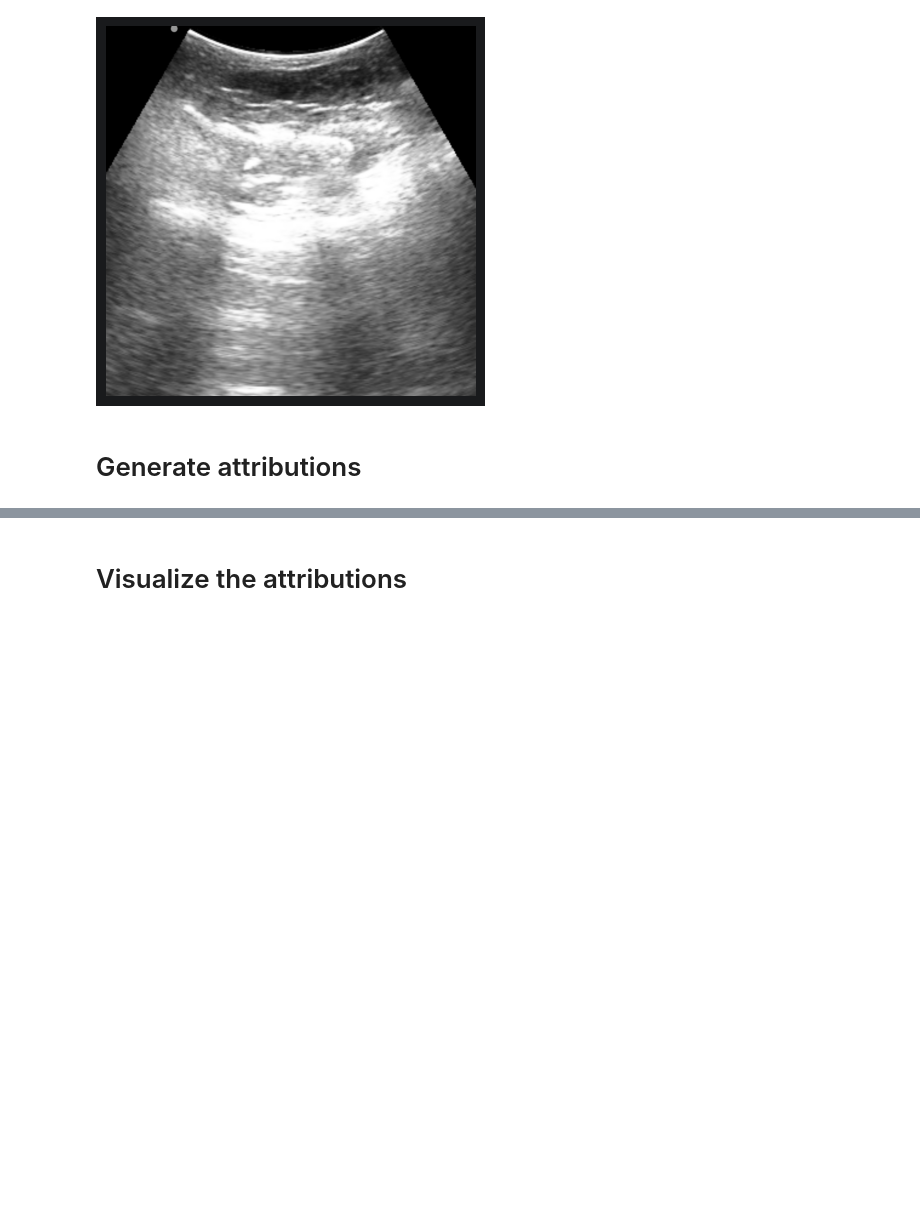
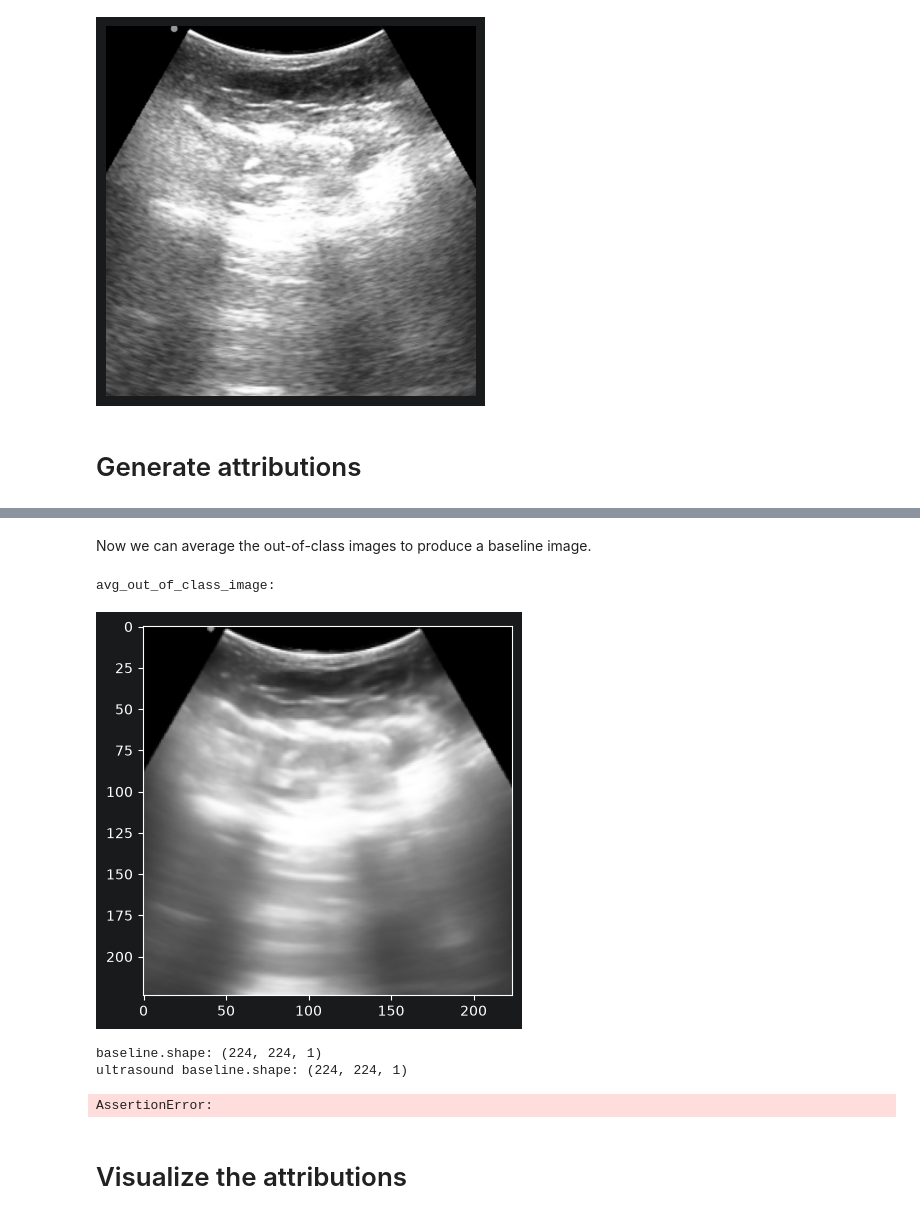
Before and after one commit to rickgladwin/Integrated-Decision-Gradients, a Jupyter notebook: IDG/example_ultrasound.ipynb, the cells around one changed output, grey strips where cells are left out. Cells and saved outputs as stored; diff of their text form; code cells hidden in the pictures; blank space fills up the shorter version.

Commit message:
get all attribution methods but AGI working with black baseline

```diff
--- a/IDG/example_ultrasound.ipynb
+++ b/IDG/example_ultrasound.ipynb
@@ -290,0 +387,32 @@ idg = attr.IDG(input_img, model, steps, batch_size, 0, device, target_class)
+# %%
+# compute the test class index from the test class name
+# get the index in the class vocabulary corresponding to the target class name
+test_class = name # e.g. "IndPinch"
+
+target_model_class_index: int = -1
+for key, value in gesture_class_index_and_shortnames:
+    print(f"key: {key}, value: {value}")
+    if value == test_class: # e.g. "IndPinch"
+        target_model_class_index = key
+        break
+
+if target_model_class_index == -1:
+    raise ValueError(f"Could not find target class {test_class} in gesture_class_index_and_shortnames")
+
+
+# get just the out-of-class images
+print(f"test_class:               {test_class}")               # e.g. "IndPinch"
+print(f"target_model_class_index: {target_model_class_index}") # e.g. 4
+
+print(f"all image count: {train_image_tensor.shape[0]}")
+print(f"getting just the out-of-class images...")
+out_of_class_indices = np.where(class_data != target_model_class_index)[0]
+out_of_class_indices = tf.convert_to_tensor(out_of_class_indices)
+print(f"out_of_class_indices.shape: {out_of_class_indices.shape}")
+print(f"out_of_class_indices.dtype: {out_of_class_indices.dtype}")
+
+out_of_class_images = tf.gather(train_image_tensor, out_of_class_indices)
+out_of_class_labels = tf.gather(class_data, out_of_class_indices)
+
+print(f"out_of_class_images.shape: {out_of_class_images.shape}")
+print(f"out_of_class_labels.shape: {out_of_class_labels.shape}")
@@ -291,6 +429,34 @@ idg = attr.IDG(input_img, model, steps, batch_size, 0, device, target_class)
+# %% [markdown]
+Now we can average the out-of-class images to produce a baseline image.
+# %%
+# average the out-of-class images
+# -- excerpt from Gemini 3 Flash (2026b)
+
+# Use TensorFlow's native mean function on the tensor
+avg_out_of_class_image = tf.math.reduce_mean(out_of_class_images, axis=0)
+print(f"avg_out_of_class_image:")
+# To visualize it with plt.imshow, convert to numpy and squeeze
+plt.imshow(np.squeeze(avg_out_of_class_image.numpy()), cmap='gray')
+plt.show()
+
+# -- end excerpt
+# %% [output]
+avg_out_of_class_image:
+[figure, added]
 # %%
-call_model_args = {'class_idx_str': target_class.item()}
+call_model_args: dict[str, Any] = {'class_idx_str': target_class.item()}
 guided_ig = GIG_Builder.GuidedIG()
-baseline = torch.zeros_like(input_img)
+
+# baseline = torch.zeros_like(input_img)
+print(f"baseline.shape: {baseline.shape}")
+baseline = avg_out_of_class_image
+print(f"ultrasound baseline.shape: {baseline.shape}")
+
+# TODO: ** get baseline working
+
 gig = guided_ig.GetMask(input_img, model, device, GIG_Builder.call_model_function, call_model_args, x_baseline=baseline, x_steps=50, max_dist=1.0, fraction=0.5)
+# %% [output]
+baseline.shape: (224, 224, 1)
+ultrasound baseline.shape: (224, 224, 1)
+AssertionError:
 # %%
```
Also changed, not shown: parts of 9 cells of this notebook, 2 other files.
